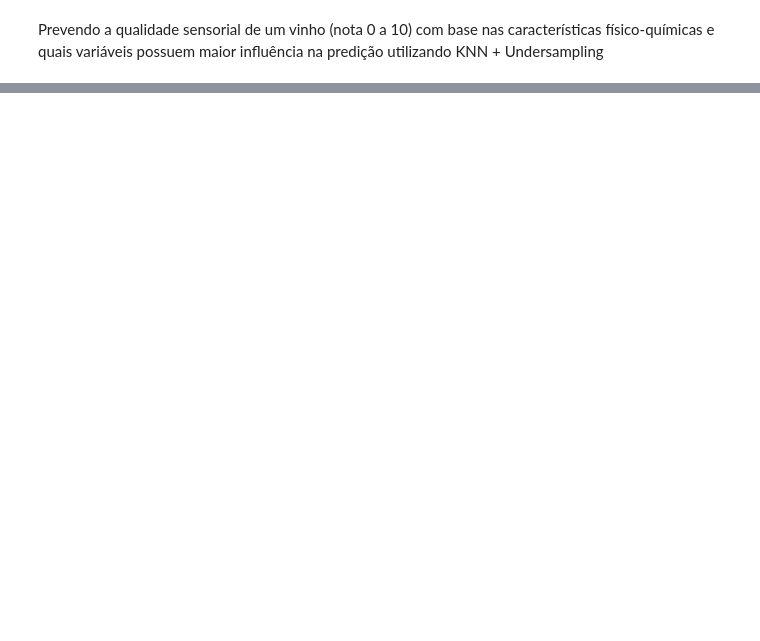
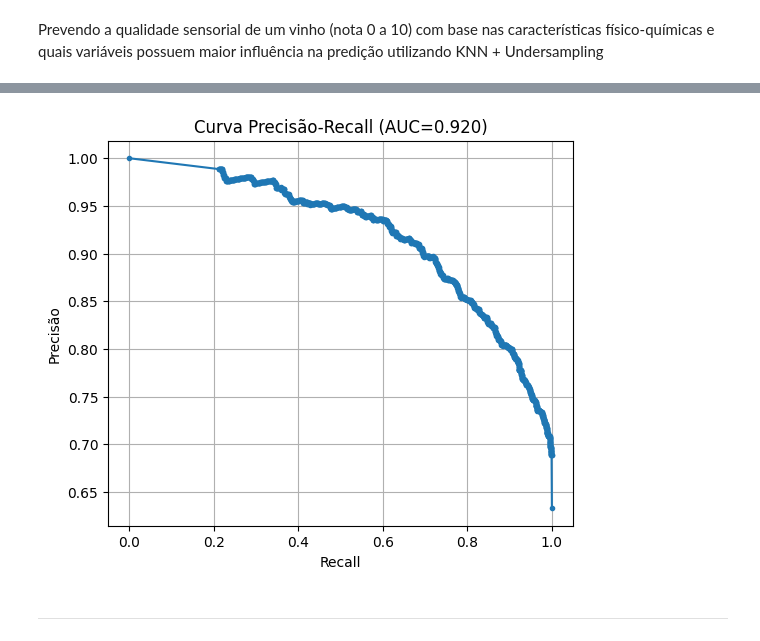
Before and after one commit to BMateusSs/Projeto-PSI3, a Jupyter notebook: knn_undersampling.ipynb, the cells around one changed output, grey strips where cells are left out. Drawn from its saved outputs; the diff is of its cells as text; code cells hidden in the pictures; blank space fills up the shorter version.

```diff
--- a/knn_undersampling.ipynb
+++ b/knn_undersampling.ipynb
@@ -277,0 +105,22 @@ plt.show()
+# %%
+# ------------------------------
+# 9. Ajuste de Hiperparâmetros com Cross-validation
+# ------------------------------
+param_grid = {
+    'n_neighbors': list(range(3, 21)),
+    'weights': ['uniform', 'distance'],
+    'p': [1, 2]  # Manhattan ou Euclidiana
+}
+
+grid = GridSearchCV(
+    KNeighborsClassifier(),
+    param_grid,
+    cv=5,
+    scoring='accuracy',
+    n_jobs=-1
+)
+
+grid.fit(X_train_bal_scaled, y_train_bal)
+
+print("\nMelhores parâmetros encontrados:", grid.best_params_)
+best_knn = grid.best_estimator_
@@ -277,0 +267,18 @@ plt.show()
+# %%
+# -----------------------------------
+# 14. Curva de Precisão-Recall
+# -----------------------------------
+precisao, recall, _ = precision_recall_curve(y_test, best_knn.predict_proba(X_test_scaled)[:,1])
+pr_auc = auc(recall, precisao)
+
+plt.figure(figsize=(6,5))
+plt.plot(recall, precisao, marker='.')
+plt.title(f'Curva Precisão-Recall (AUC={pr_auc:.3f})')
+plt.xlabel('Recall')
+plt.ylabel('Precisão')
+plt.grid(True)
+plt.show()
+# %% [output]
+[figure, added]
+# %% [markdown]
+----------------------------------------------------------------------------------
```
Also changed, not shown: parts of 42 cells of this notebook.
